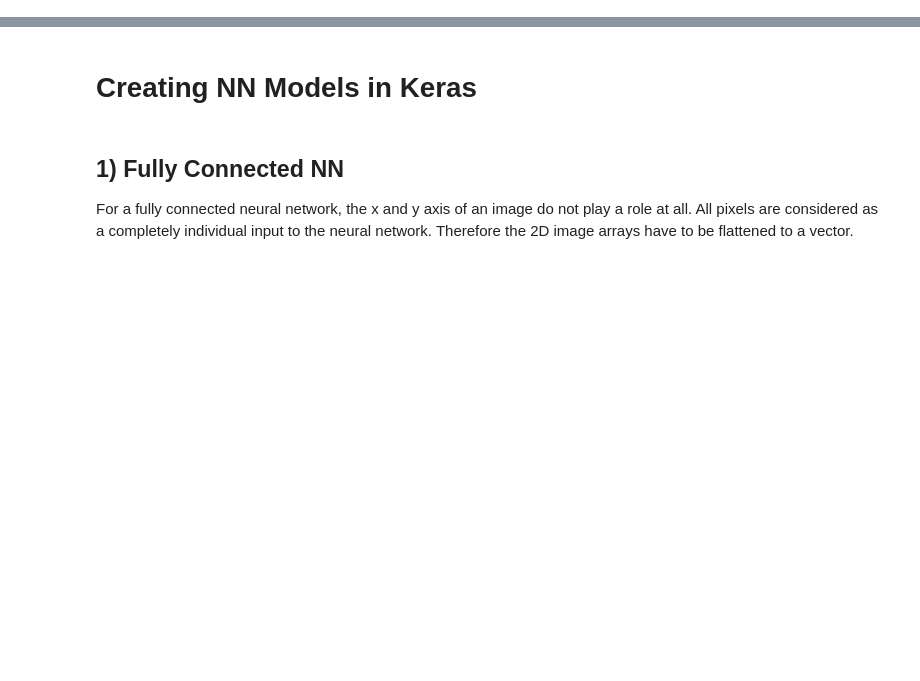
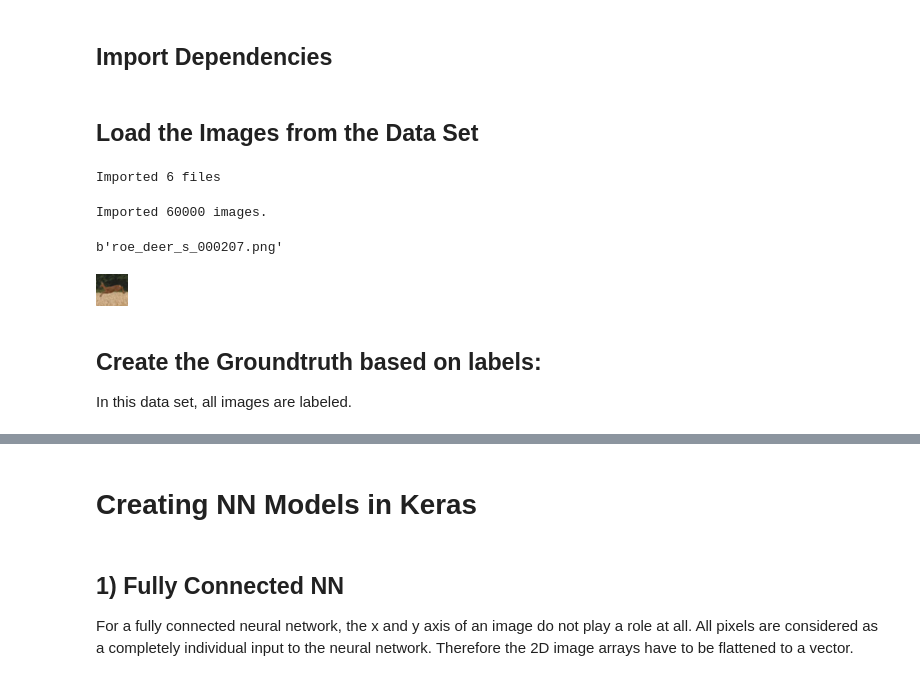
Before and after one commit to se21m024/DataScience, a Jupyter notebook: ML - Exercise 4/se21m024_Stummer_ml_ex4_deep.ipynb, the cells around one changed output, grey strips where cells are left out. Cells and saved outputs as stored; diff of their text form; code cells hidden in the pictures; blank space fills up the shorter version.

Commit message:
ML4: Import data

```diff
--- a/ML - Exercise 4/se21m024_Stummer_ml_ex4_deep.ipynb
+++ b/ML - Exercise 4/se21m024_Stummer_ml_ex4_deep.ipynb
@@ -73,8 +0,0 @@ Found 1050 files
-# %%
-images = []
-image_names = []
-
-for filename in files:
-    image_names.append(os.path.basename(filename))
-    with Image.open(filename) as img:
-        images.append(np.array(img)) # we convert the images to a Numpy array and store them in a list
@@ -166,0 +17,2 @@ img_array.min(), img_array.max()
+# %% [markdown]
+## Import Dependencies
@@ -166,0 +44,46 @@ img_array.min(), img_array.max()
+# %% [markdown]
+## Load the Images from the Data Set
+# %%
+# Unpickle files
+def unpickle(file):
+    with open(file, 'rb') as fo:
+        dict = pickle.load(fo, encoding='bytes')
+    return dict
+
+path = 'cifar-10-batches-py'
+files = glob.glob(os.path.join(path, '*_*'))
+print('Imported ' + str(len(files)) + ' files')
+# %% [output]
+Imported 6 files
+# %%
+# Import labeled images
+image_filenames = []
+images = np.empty([0,3072], dtype=np.ubyte)
+image_labels = []
+
+
+for filename in files:
+    file_data = unpickle(filename)
+    image_filenames.extend(file_data[b'filenames'])
+    images = np.append(images, file_data[b'data'], axis=0)
+    image_labels.extend(file_data[b'labels'])
+
+print('Imported ' + str(len(images)) + ' images.')
+# %% [output]
+Imported 60000 images.
+# %%
+# Show a selected image to check
+i=12645
+print (image_filenames[i])
+image = images[i]
+Image.merge('RGB', (
+    Image.fromarray(np.asarray(np.split(image[0:1024], indices_or_sections=32))),
+    Image.fromarray(np.asarray(np.split(image[1024:2048], indices_or_sections=32))),
+    Image.fromarray(np.asarray(np.split(image[2048:3072], indices_or_sections=32)))))
+# %% [output]
+b'roe_deer_s_000207.png'
+[figure, added]
+# %% [markdown]
+## Create the Groundtruth based on labels:
+
+In this data set, all images are labeled.
```
Also changed, not shown: parts of 30 cells of this notebook, 9 other files.
